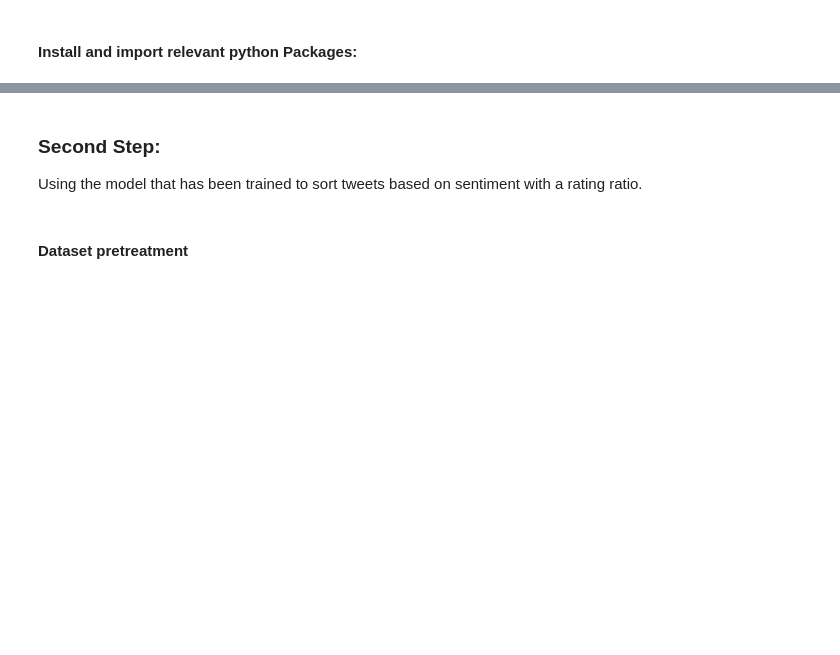
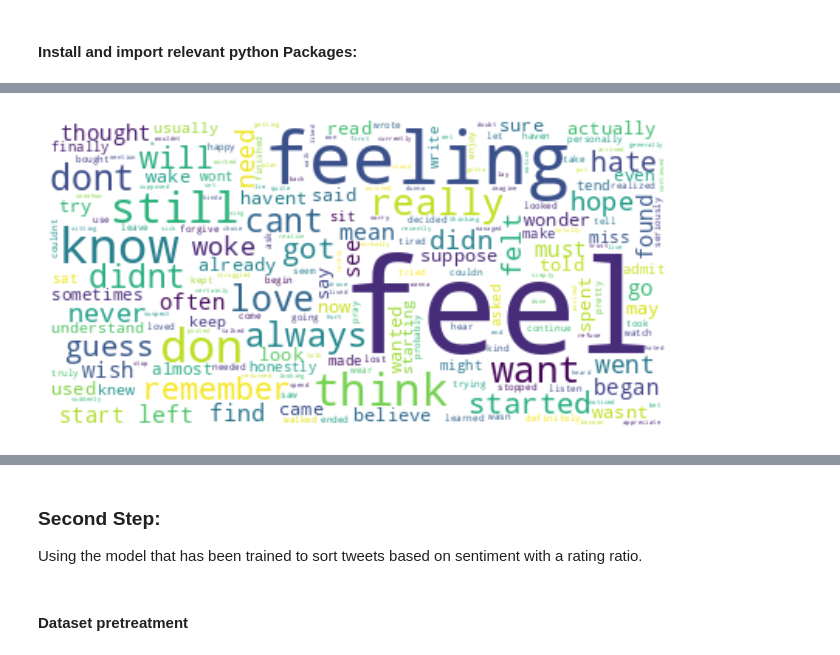
Before and after one commit to abhaybhadani/Tutorials, a Jupyter notebook: src/Analysis_and_sorting_of_tweeters'_feelings.ipynb, the cells around one changed output, grey strips where cells are left out. Cells and saved outputs as stored; diff of their text form; code cells hidden in the pictures; blank space fills up the shorter version.

```diff
--- a/src/Analysis_and_sorting_of_tweeters'_feelings.ipynb
+++ b/src/Analysis_and_sorting_of_tweeters'_feelings.ipynb
@@ -329,0 +485,6 @@ plt.show()
+# %%
+trainDataset = pd.read_csv("data/train.txt", names=['Text', 'Emotion'], sep=';')
+testDataset = pd.read_csv("data/test.txt", names=['Text', 'Emotion'], sep=';')
+validDataset = pd.read_csv("data/val.txt", names=['Text', 'Emotion'], sep=';')
+
+trainDataset.head()
@@ -329,0 +498,4 @@ plt.show()
+# %%
+list_dataset = [trainDataset, testDataset, validDataset]
+dataset = pd.concat(list_dataset)
+dataset.shape
@@ -329,0 +528,13 @@ plt.show()
+# %%
+import nltk
+# nltk.download('wordnet')
+
+nltk.stem.WordNetLemmatizer().lemmatize('word')
+w_tokenizer = nltk.tokenize.WhitespaceTokenizer()
+lemmatizer = nltk.stem.WordNetLemmatizer()
+
+def lemmatize_text(text):
+    return [lemmatizer.lemmatize(w) for w in w_tokenizer.tokenize(text)]
+
+dataset['tweets_lemmatized'] = dataset.Text.apply(lemmatize_text).str.join(" ")
+dataset.head()
@@ -329,0 +548,13 @@ plt.show()
+# %%
+from wordcloud import WordCloud
+
+#Creating the text variable
+text = " ".join(cat.split()[1] for cat in dataset.Text)
+# Creating word_cloud with text as argument in .generate() method
+word_cloud = WordCloud(collocations = False, background_color = 'white').generate(text)
+# Display the generated Word Cloud
+plt.imshow(word_cloud, interpolation='bilinear')
+plt.axis("off")
+plt.show()
+# %% [output]
+[figure, added]
```
Also changed, not shown: parts of 67 cells of this notebook, 10 other files.
